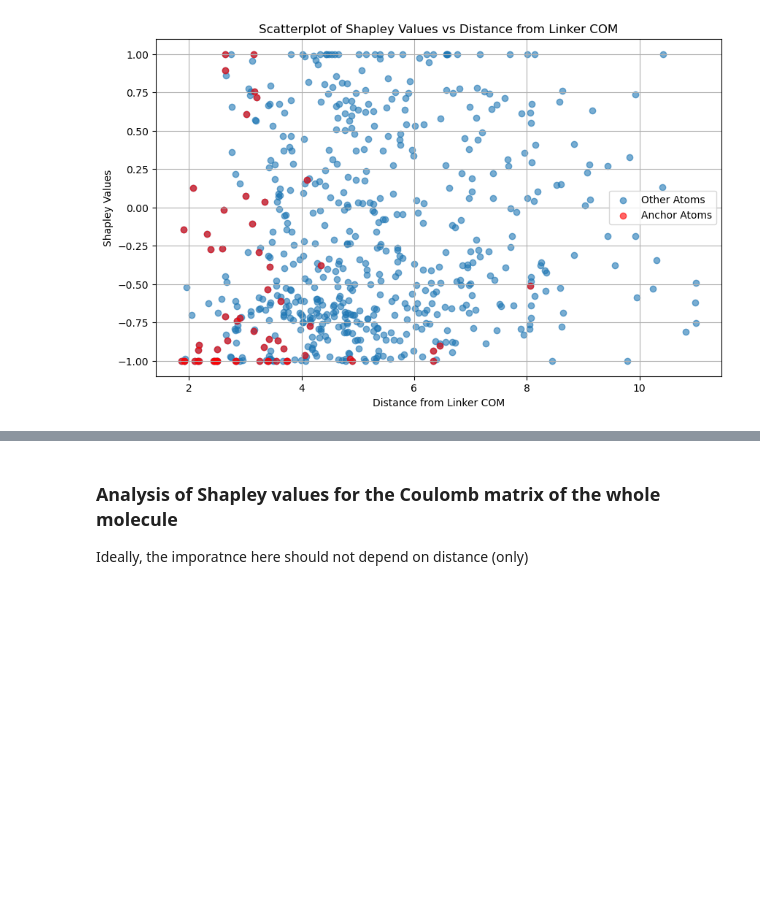
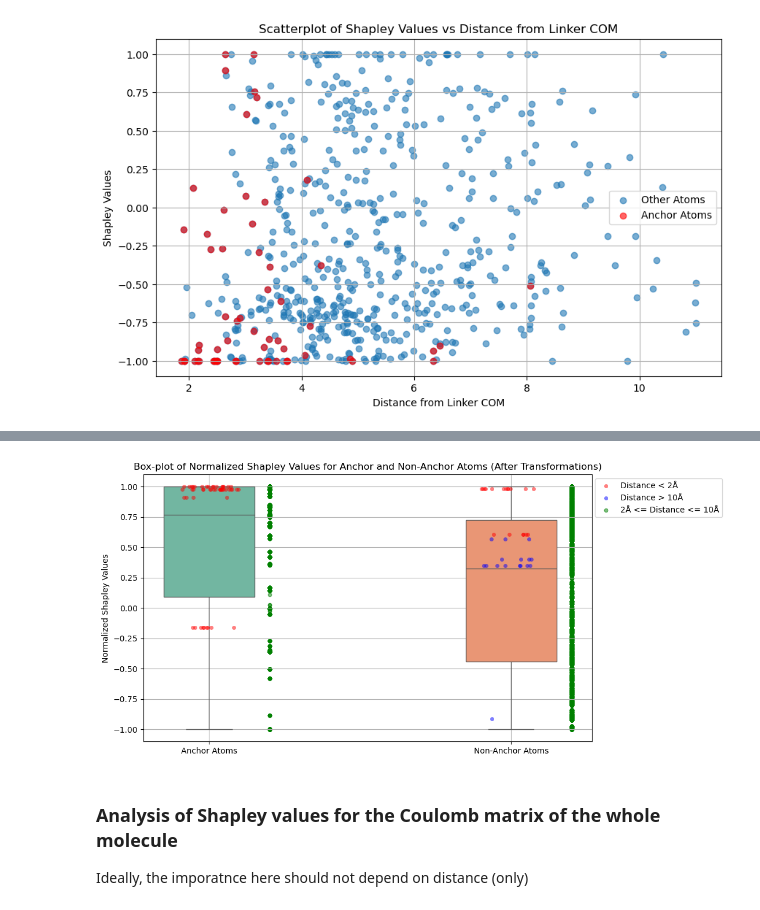
Before and after one commit to AndMastro/DiffSHAPer, a Jupyter notebook: difflinker/shapley_value_analysis.ipynb, the cells around one changed output, grey strips where cells are left out. Drawn from its saved outputs; the diff is of its cells as text; code cells hidden in the pictures; blank space fills up the shorter version.

Commit message:
Updating scripts following Shapley values analysis

```diff
--- a/difflinker/shapley_value_analysis.ipynb
+++ b/difflinker/shapley_value_analysis.ipynb
@@ -791,0 +871,95 @@ TODO
+# %%
+# Prepare data for box plot
+anchor_shapley_values = []
+distances_anchor = []
+non_anchor_shapley_values = []
+distances_non_anchor = []
+highlighted_shapley_values_close = []
+highlighted_shapley_values_far = []
+
+highlighted_shapley_values_close_non_anchor = []
+highlighted_shapley_values_far_non_anchor = []
+
+highlighted_middle_shapley_values = []
+highlighted_middle_shapley_values_non_anchor = []
+
+threshold_close = 2  # Define the threshold for distance
+threshold_close_non_anchor = 2
+threshold_far = 10
+
+for i in range(len(data_list)):
+    for t_seed in transform_seed_list:
+        anchor_mask = data_dict[i]['anchors'].bool().cpu().numpy()
+        fragment_mask = data_dict[i]['fragment_mask'].bool().cpu().numpy()
+        anchor_mask = anchor_mask[fragment_mask]
+        distances = np.array(data_dict[i][f'distances_{t_seed}'])
+        shapley_values = np.array(data_dict[i][f'normalized_shapley_values_{t_seed}'])
+
+        anchor_shapley_values.extend(shapley_values[anchor_mask])
+        distances_anchor.extend(distances[anchor_mask])
+        non_anchor_shapley_values.extend(shapley_values[~anchor_mask])
+        distances_non_anchor.extend(distances[~anchor_mask])
+        # Highlight atoms whose distance is lower than the threshold for anchor atoms
+        highlighted_shapley_values_close.extend(np.array(anchor_shapley_values)[np.array(distances_anchor) < threshold_close])
+        highlighted_shapley_values_far.extend(np.array(anchor_shapley_values)[np.array(distances_anchor) > threshold_far])
+
+        # Highlight atoms whose distance is lower than the threshold for non-anchor atoms
+        highlighted_shapley_values_close_non_anchor.extend(np.array(non_anchor_shapley_values)[np.array(distances_non_anchor) <= threshold_close_non_anchor])
+        highlighted_shapley_values_far_non_anchor.extend(np.array(non_anchor_shapley_values)[np.array(distances_non_anchor) >= threshold_far])
+
+        # Highlight atoms whose distance is in the middle
+        highlighted_middle_shapley_values.extend(np.array(anchor_shapley_values)[(np.array(distances_anchor) > threshold_close) & (np.array(distances_anchor) < threshold_far)])
+        highlighted_middle_shapley_values_non_anchor.extend(np.array(non_anchor_shapley_values)[(np.array(distances_non_anchor) > threshold_close_non_anchor) & (np.array(distances_non_anchor) < threshold_far)])
+
+print("Number of anchor atoms:", len(anchor_shapley_values))
+print("Number of non-anchor atoms:", len(non_anchor_shapley_values))
+print("Total number of atoms:", len(anchor_shapley_values) + len(non_anchor_shapley_values))
+
+print("Number of highlighted atoms close to the linker COM:", len(highlighted_shapley_values_close))
+print("Number of highlighted atoms far from the linker COM:", len(highlighted_shapley_values_far))
+
+print("Number of highlighted atoms close to the linker COM for non-anchor atoms:", len(highlighted_shapley_values_close_non_anchor))
+print("Number of highlighted atoms far from the linker COM for non-anchor atoms:", len(highlighted_shapley_values_far_non_anchor))
+
+print("Number of highlighted atoms in the middle for anchor atoms:", len(highlighted_middle_shapley_values))
+print("Number of highlighted atoms in the middle for non-anchor atoms:", len(highlighted_middle_shapley_values_non_anchor))
+
+print("Total number of highlighted atoms:", len(highlighted_shapley_values_close) + len(highlighted_shapley_values_far) + len(highlighted_shapley_values_close_non_anchor) + len(highlighted_shapley_values_far_non_anchor) + len(highlighted_middle_shapley_values) + len(highlighted_middle_shapley_values_non_anchor))
+# Create box plot using seaborn
+plt.figure(figsize=(10, 6))
+sns.boxplot(data=[anchor_shapley_values, non_anchor_shapley_values], palette="Set2", width=0.3)
+# sns.stripplot(data=[anchor_shapley_values, non_anchor_shapley_values], color='black', alpha=0.5)
+sns.stripplot(data=[highlighted_shapley_values_close, highlighted_shapley_values_close_non_anchor], color='red', alpha=0.5, label='Distance < 2Å')
+
+sns.stripplot(data=[highlighted_shapley_values_far, highlighted_shapley_values_far_non_anchor], color='blue', alpha=0.5, label='Distance > 10Å')
+
+plt.scatter([0.2] * len(highlighted_middle_shapley_values), highlighted_middle_shapley_values, color='green', alpha=0.5, label='2Å <= Distance <= 10Å', s=20)
+# plt.scatter([0] * len(highlighted_shapley_values_far), highlighted_shapley_values_far, color='blue', label='Distance > 10Å')
+# plt.scatter([0] * len(highlighted_shapley_values_close), highlighted_shapley_values_close, color='red', label='Distance < 2Å')
+
+plt.scatter([1.2] * len(highlighted_middle_shapley_values_non_anchor), highlighted_middle_shapley_values_non_anchor, color='green', alpha=0.5, s=20)
+# plt.scatter([1] * len(highlighted_shapley_values_far_non_anchor), highlighted_shapley_values_far_non_anchor, color='blue')
+# plt.scatter([1] * len(highlighted_shapley_values_close_non_anchor), highlighted_shapley_values_close_non_anchor, color='red')
+
+plt.xticks([0, 1], ['Anchor Atoms', 'Non-Anchor Atoms'])
+plt.ylabel('Normalized Shapley Values')
+plt.title('Box-plot of Normalized Shapley Values for Anchor and Non-Anchor Atoms (After Transformations)')
+
+handles, labels = plt.gca().get_legend_handles_labels()
+
+# Filter out the duplicate labels
+unique_labels = []
+unique_handles = []
+for handle, label in zip(handles, labels):
+    if label not in unique_labels:
+        unique_labels.append(label)
+        unique_handles.append(handle)
+
+# Set the legend again with the filtered handles and labels
+plt.legend(unique_handles, unique_labels, loc='upper right', bbox_to_anchor=(1.30, 1))
+
+plt.grid(True)
+# plt.show()
+plt.savefig(f"{SAVE_PLOT_FOLDER}box_plot_shapley_values_coulomb_matrix_full_molecule_monte_carlo_after_transform_rotate_42.pdf", bbox_inches='tight', dpi=300)
+plt.savefig(f"{SAVE_PLOT_FOLDER}box_plot_shapley_values_coulomb_matrix_full_molecule_monte_carlo_after_transform_rotate_42.png", bbox_inches='tight', dpi=300)
+# %% [output]
@@ -792,3 +976,4 @@ TODO
+[figure, added]
 # %% [markdown]
 ### Analysis of Shapley values for the Coulomb matrix of the whole molecule
 Ideally, the imporatnce here should not depend on distance (only)
```
Also changed, not shown: parts of 14 cells of this notebook, 3 other files.
